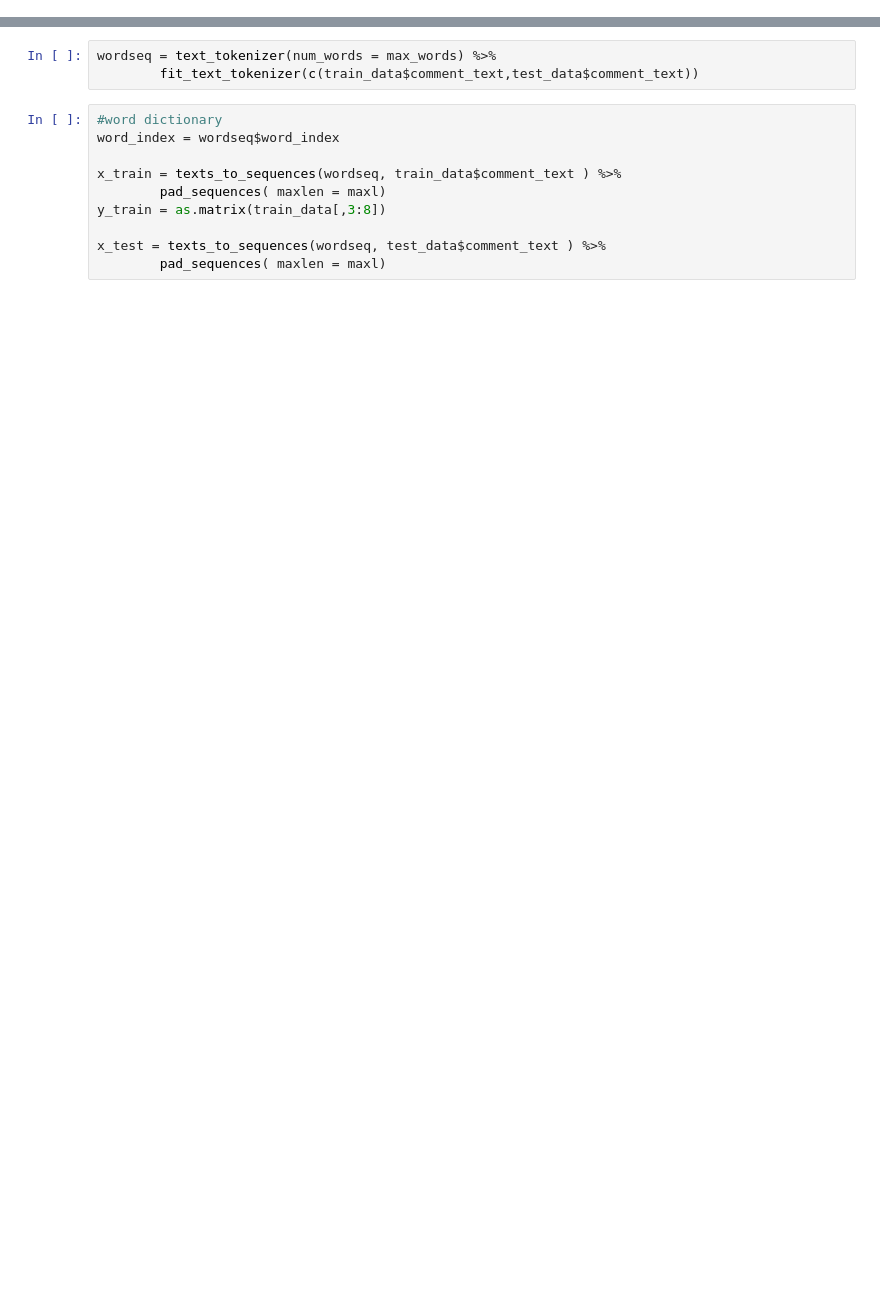
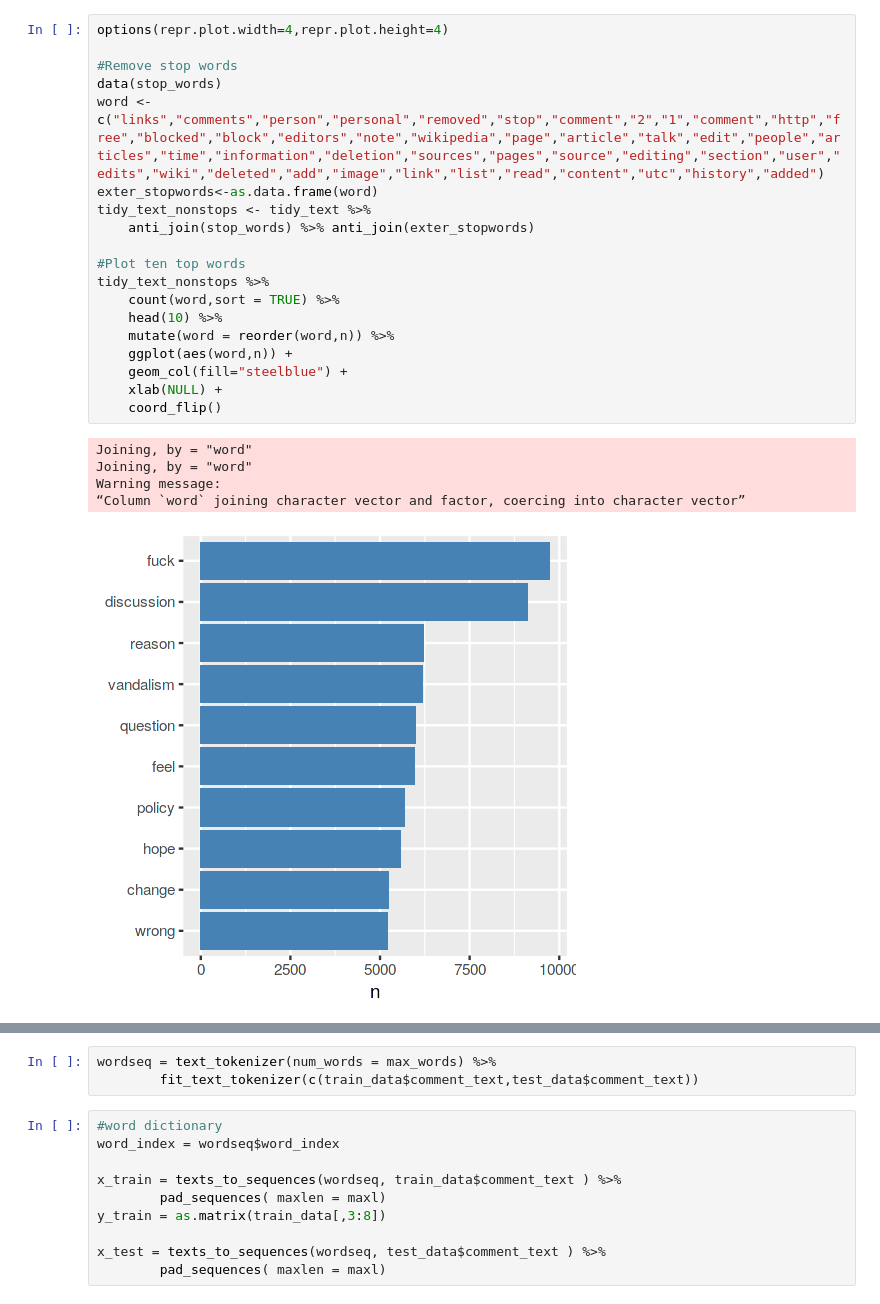
Before and after one commit to johnsmithm/toxic-comment-classification, a Jupyter notebook: notebook.ipynb, the cells around one changed output, grey strips where cells are left out. Saved outputs shown, nothing was run; the diff lists cells and outputs as text; blank space fills up the shorter version.

```diff
--- a/notebook.ipynb
+++ b/notebook.ipynb
@@ -32,0 +131,25 @@ maxl = 200
+# %%
+options(repr.plot.width=4,repr.plot.height=4)
+
+#Remove stop words
+data(stop_words)
+word <- c("links","comments","person","personal","removed","stop","comment","2","1","comment","http","free","blocked","block","editors","note","wikipedia","page","article","talk","edit","people","articles","time","information","deletion","sources","pages","source","editing","section","user","edits","wiki","deleted","add","image","link","list","read","content","utc","history","added")
+exter_stopwords<-as.data.frame(word)
+tidy_text_nonstops <- tidy_text %>%
+    anti_join(stop_words) %>% anti_join(exter_stopwords)
+
+#Plot ten top words
+tidy_text_nonstops %>%
+    count(word,sort = TRUE) %>%
+    head(10) %>%
+    mutate(word = reorder(word,n)) %>%
+    ggplot(aes(word,n)) +
+    geom_col(fill="steelblue") +
+    xlab(NULL) +
+    coord_flip()
+# %% [output]
+Joining, by = "word"
+Joining, by = "word"
+Warning message:
+“Column `word` joining character vector and factor, coercing into character vector”
+[figure, added]
```
Also changed, not shown: parts of 23 cells of this notebook.
